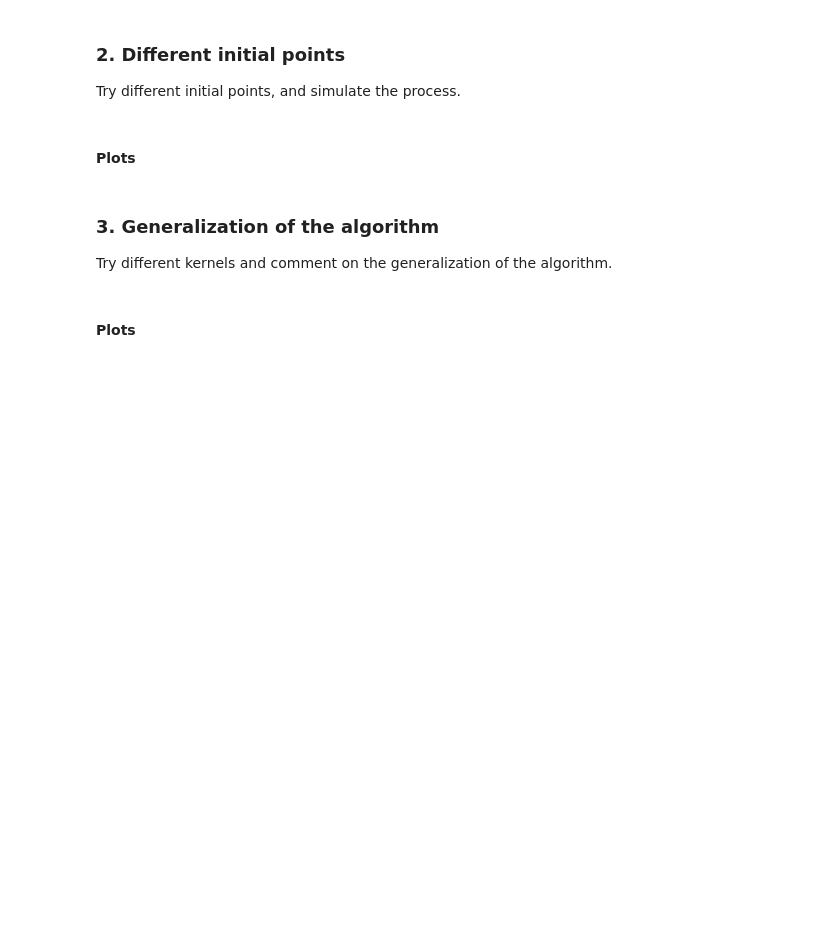
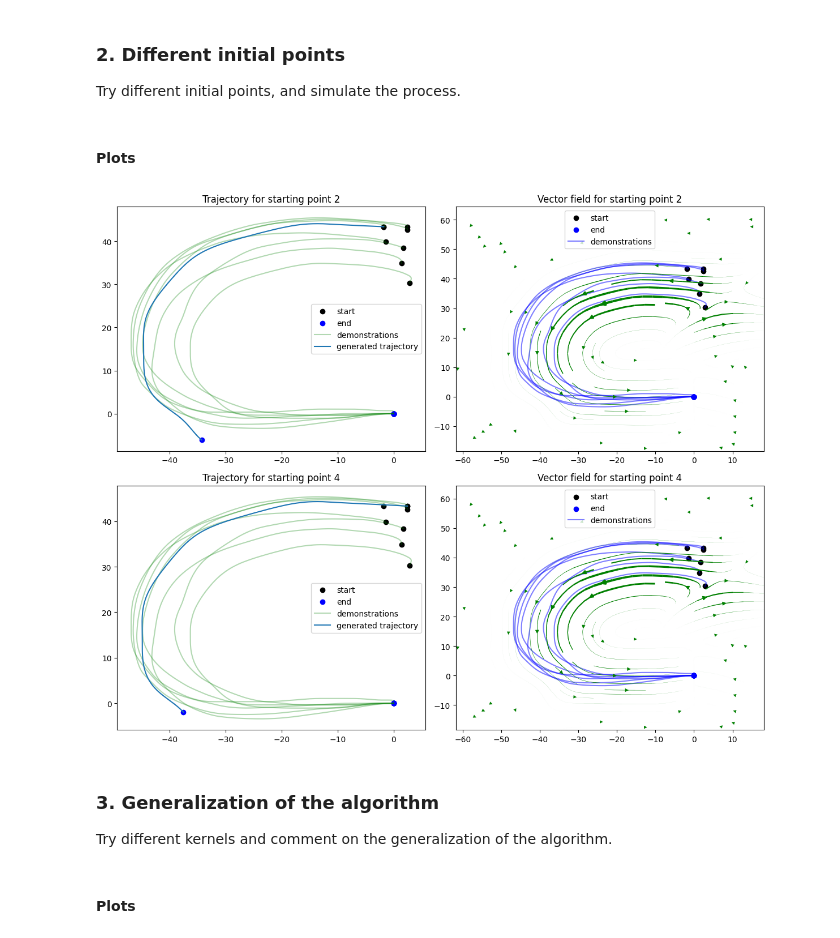
Before and after one commit to AshrithSagar/CP321-ILR-2025, a Jupyter notebook: Assignments/Assignment-3_6/Assignment6_RegressionTechniques(GPR).ipynb, the cells around one changed output. Saved outputs shown, nothing was run; the diff lists cells and outputs as text; code cells hidden in the pictures; blank space fills up the shorter version.

```diff
--- a/Assignments/Assignment-3_6/Assignment6_RegressionTechniques(GPR).ipynb
+++ b/Assignments/Assignment-3_6/Assignment6_RegressionTechniques(GPR).ipynb
@@ -35,6 +35,10 @@ fit_gpr(dataset="c", kernel=rbf_kernel, show_prior_posterior=False)
 Try different initial points, and simulate the process.
 # %% [markdown]
 #### Plots
+# %%
+different_initial_points_gpr(dataset="c", kernel=rbf_kernel, initial_points=[2, 4])
+# %% [output]
+[figure, added]
 # %% [markdown]
 ### 3. Generalization of the algorithm
 
```
Also changed, not shown: parts of 3 cells of this notebook, 1 other file.
